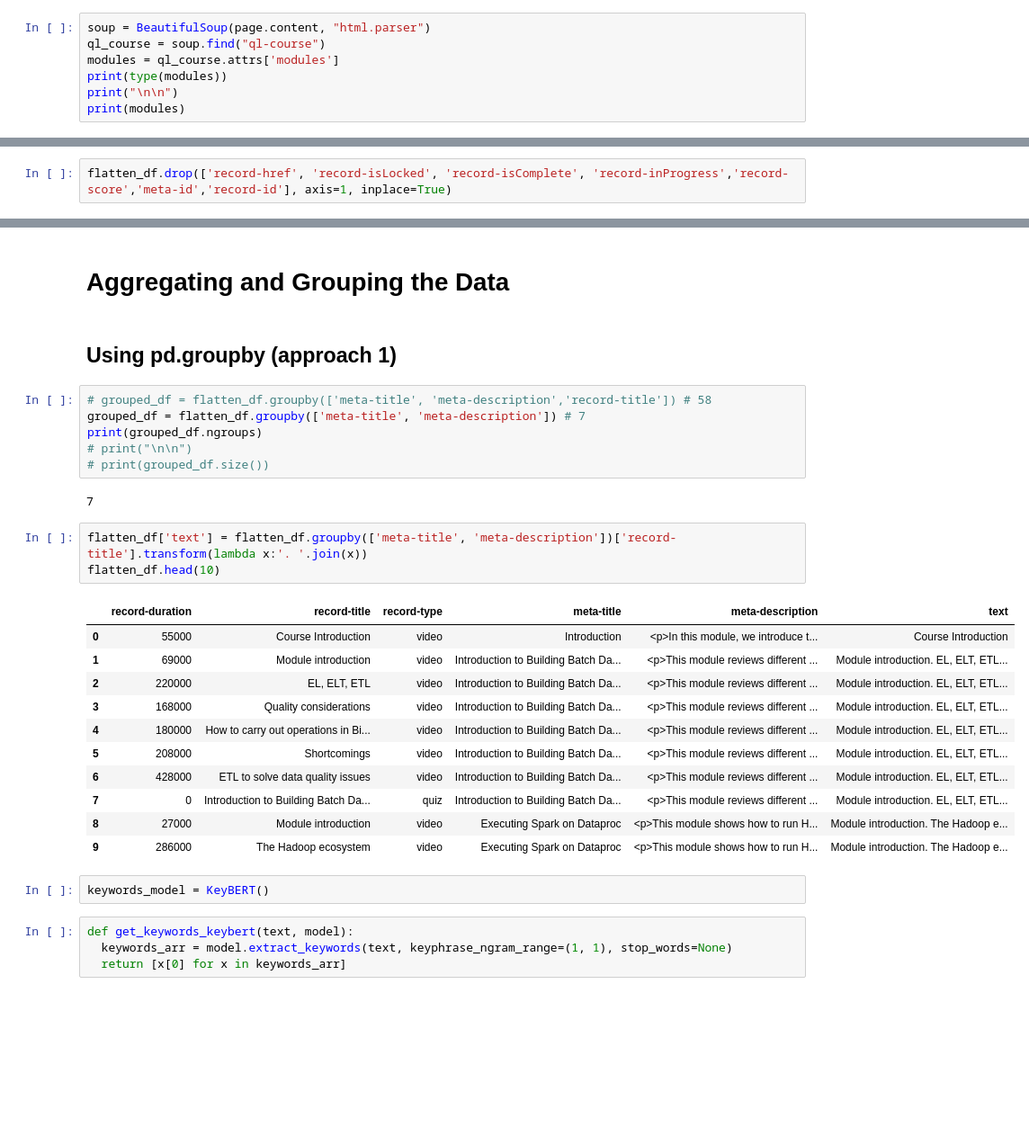
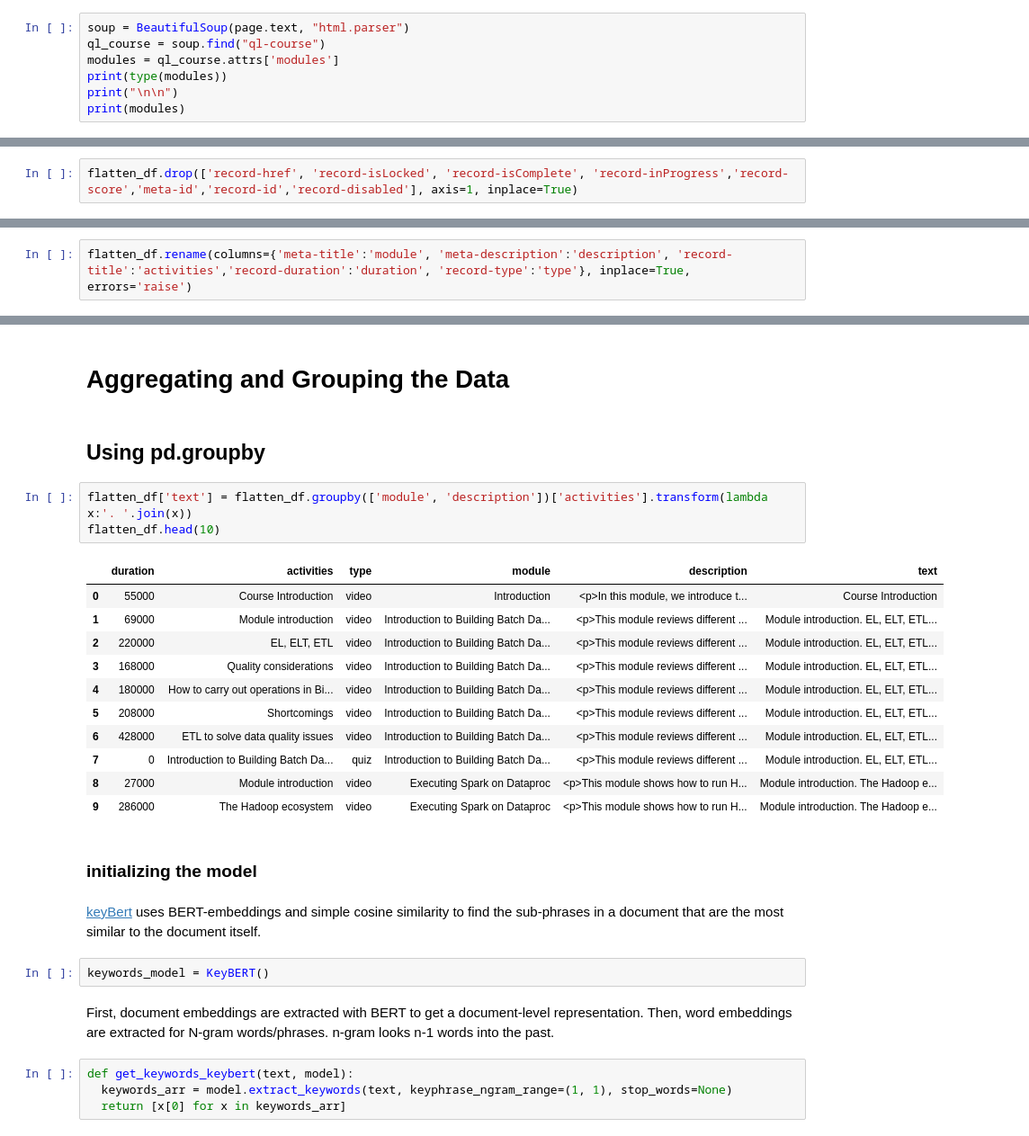
Before and after one commit to neomatrix369/learning-path-index, a Jupyter notebook: cloudboost_scraper.ipynb, the cells around one changed output, grey strips where cells are left out. Shown: that part at 90% size. Drawn from its saved outputs; the diff is of its cells as text; blank space fills up the shorter version.

Commit message:
feat: Add documentation

```diff
--- a/cloudboost_scraper.ipynb
+++ b/cloudboost_scraper.ipynb
@@ -26,5 +49,5 @@ page
 # %%
-soup = BeautifulSoup(page.content, "html.parser")
+soup = BeautifulSoup(page.text, "html.parser")
 ql_course = soup.find("ql-course")
 modules = ql_course.attrs['modules']
 print(type(modules))
@@ -83,2 +114,2 @@ flatten_df.head(3)
 # %%
-flatten_df.drop(['record-href', 'record-isLocked', 'record-isComplete', 'record-inProgress','record-score','meta-id','record-id'], axis=1, inplace=True)
+flatten_df.drop(['record-href', 'record-isLocked', 'record-isComplete', 'record-inProgress','record-score','meta-id','record-id','record-disabled'], axis=1, inplace=True)
@@ -85,3 +122,5 @@ flatten_df.drop(['record-href', 'record-isLocked', 'record-isComplete', 'record-
+# %%
+flatten_df.rename(columns={'meta-title':'module', 'meta-description':'description', 'record-title':'activities','record-duration':'duration', 'record-type':'type'}, inplace=True, errors='raise')
 # %%
 print(flatten_df.shape)
 print("\n\n")
@@ -107,20 +146,12 @@ None
 # %% [markdown]
 # Aggregating and Grouping the Data
 # %% [markdown]
-## Using pd.groupby (approach 1)
+## Using pd.groupby
-# %%
-# grouped_df = flatten_df.groupby(['meta-title', 'meta-description','record-title']) # 58
-grouped_df = flatten_df.groupby(['meta-title', 'meta-description']) # 7
-print(grouped_df.ngroups)
-# print("\n\n")
-# print(grouped_df.size())
-# %% [output]
-7
 # %%
-flatten_df['text'] = flatten_df.groupby(['meta-title', 'meta-description'])['record-title'].transform(lambda x:'. '.join(x))
+flatten_df['text'] = flatten_df.groupby(['module', 'description'])['activities'].transform(lambda x:'. '.join(x))
 flatten_df.head(10)
 # %% [output]
-|  | record-duration | record-title | record-type | meta-title | meta-description | text |
+|  | duration | activities | type | module | description | text |
 | 0 | 55000 | Course Introduction | video | Introduction | <p>In this module, we introduce t... | Course Introduction |
 | 1 | 69000 | Module introduction | video | Introduction to Building Batch Da... | <p>This module reviews different ... | Module introduction. EL, ELT, ETL... |
 | 2 | 220000 | EL, ELT, ETL | video | Introduction to Building Batch Da... | <p>This module reviews different ... | Module introduction. EL, ELT, ETL... |
@@ -131,8 +162,14 @@ flatten_df.head(10)
 | 7 | 0 | Introduction to Building Batch Da... | quiz | Introduction to Building Batch Da... | <p>This module reviews different ... | Module introduction. EL, ELT, ETL... |
 | 8 | 27000 | Module introduction | video | Executing Spark on Dataproc | <p>This module shows how to run H... | Module introduction. The Hadoop e... |
 | 9 | 286000 | The Hadoop ecosystem | video | Executing Spark on Dataproc | <p>This module shows how to run H... | Module introduction. The Hadoop e... |
+# %% [markdown]
+### initializing the model
+# %% [markdown]
+[keyBert](https://pypi.org/project/keybert/) uses BERT-embeddings and simple cosine similarity to find the sub-phrases in a document that are the most similar to the document itself.
 # %%
 keywords_model = KeyBERT()
+# %% [markdown]
+First, document embeddings are extracted with BERT to get a document-level representation. Then, word embeddings are extracted for N-gram words/phrases. n-gram looks n-1 words into the past.
 # %%
 def get_keywords_keybert(text, model):
   keywords_arr = model.extract_keywords(text, keyphrase_ngram_range=(1, 1), stop_words=None)
```
Also changed, not shown: parts of 18 cells of this notebook.
